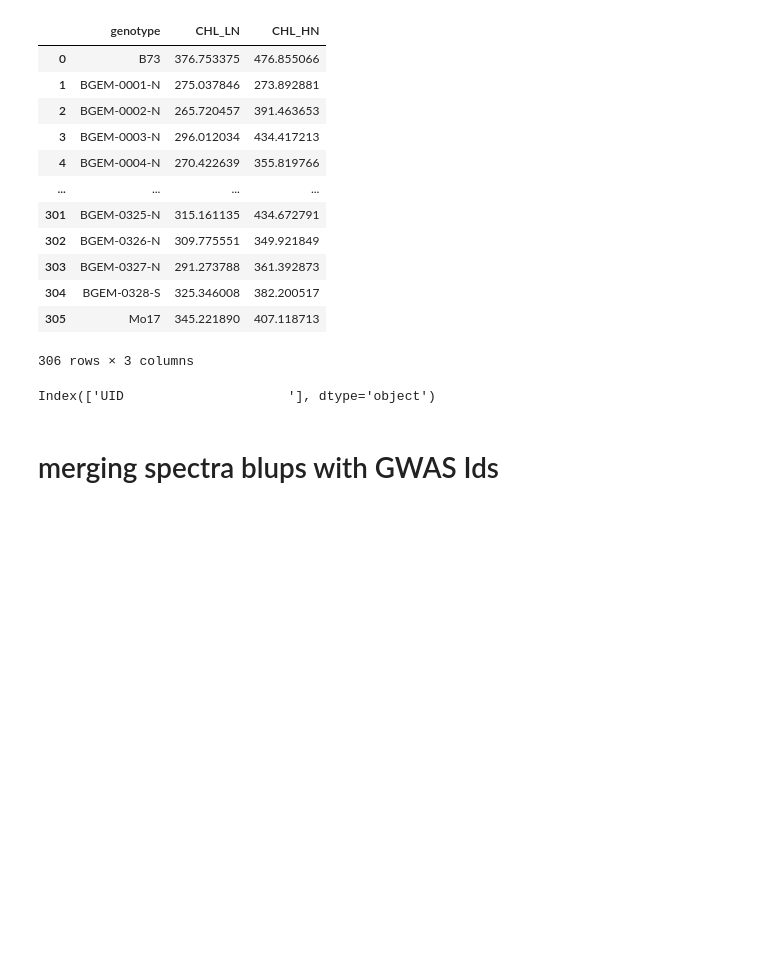
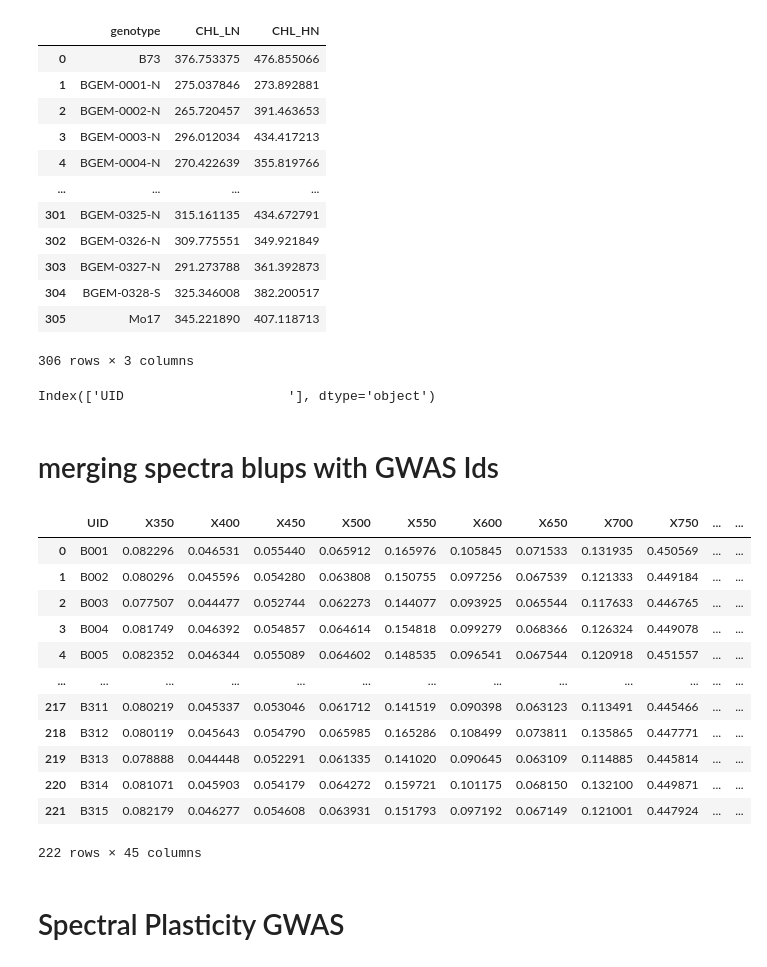
Before and after one commit to distip/GEM_v2, a Jupyter notebook: added_wgs_id_to_blups_X.ipynb, the cells around one changed output. Drawn from its saved outputs; the diff is of its cells as text; code cells hidden in the pictures; blank space fills up the shorter version.

Commit message:
plasticity

```diff
--- a/added_wgs_id_to_blups_X.ipynb
+++ b/added_wgs_id_to_blups_X.ipynb
@@ -177,7 +177,7 @@ merged2.to_csv('CHL_blups_blues_with_hybrids.csv', index=False)
 # %%
 import pandas as pd
 import numpy as np
-blups = pd.read_csv('spectra_blups_N_combined.csv')
+blups = pd.read_csv('spectra_blups_N_combined_nonASD_only_inbreds.csv')
 # %%
 # Create a np array for downsampling for every 5 nm
 column_filter = np.arange(1, 2200, 50)
@@ -208,0 +209,18 @@ merged2.to_csv('blups_spectra_N_combined_GWAS_ready.csv', index=False)
+# %%
+merged2
+# %% [output]
+|  | UID | X350 | X400 | X450 | X500 | X550 | X600 | X650 | X700 | X750 | ... | ... |
+| 0 | B001 | 0.082296 | 0.046531 | 0.055440 | 0.065912 | 0.165976 | 0.105845 | 0.071533 | 0.131935 | 0.450569 | ... | ... |
+| 1 | B002 | 0.080296 | 0.045596 | 0.054280 | 0.063808 | 0.150755 | 0.097256 | 0.067539 | 0.121333 | 0.449184 | ... | ... |
+| 2 | B003 | 0.077507 | 0.044477 | 0.052744 | 0.062273 | 0.144077 | 0.093925 | 0.065544 | 0.117633 | 0.446765 | ... | ... |
+| 3 | B004 | 0.081749 | 0.046392 | 0.054857 | 0.064614 | 0.154818 | 0.099279 | 0.068366 | 0.126324 | 0.449078 | ... | ... |
+| 4 | B005 | 0.082352 | 0.046344 | 0.055089 | 0.064602 | 0.148535 | 0.096541 | 0.067544 | 0.120918 | 0.451557 | ... | ... |
+| ... | ... | ... | ... | ... | ... | ... | ... | ... | ... | ... | ... | ... |
+| 217 | B311 | 0.080219 | 0.045337 | 0.053046 | 0.061712 | 0.141519 | 0.090398 | 0.063123 | 0.113491 | 0.445466 | ... | ... |
+| 218 | B312 | 0.080119 | 0.045643 | 0.054790 | 0.065985 | 0.165286 | 0.108499 | 0.073811 | 0.135865 | 0.447771 | ... | ... |
+| 219 | B313 | 0.078888 | 0.044448 | 0.052291 | 0.061335 | 0.141020 | 0.090645 | 0.063109 | 0.114885 | 0.445814 | ... | ... |
+| 220 | B314 | 0.081071 | 0.045903 | 0.054179 | 0.064272 | 0.159721 | 0.101175 | 0.068150 | 0.132100 | 0.449871 | ... | ... |
+| 221 | B315 | 0.082179 | 0.046277 | 0.054608 | 0.063931 | 0.151793 | 0.097192 | 0.067149 | 0.121001 | 0.447924 | ... | ... |
+222 rows × 45 columns
+# %% [markdown]
+# Spectral Plasticity GWAS
```
Also changed, not shown: parts of 13 cells of this notebook, 8 other files.
